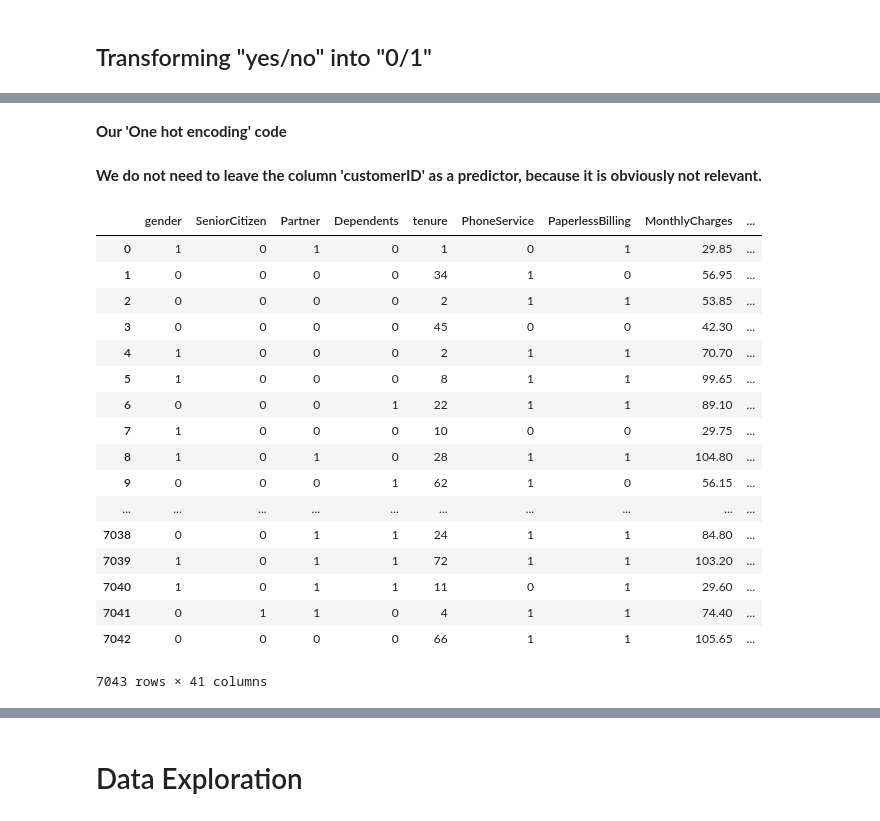
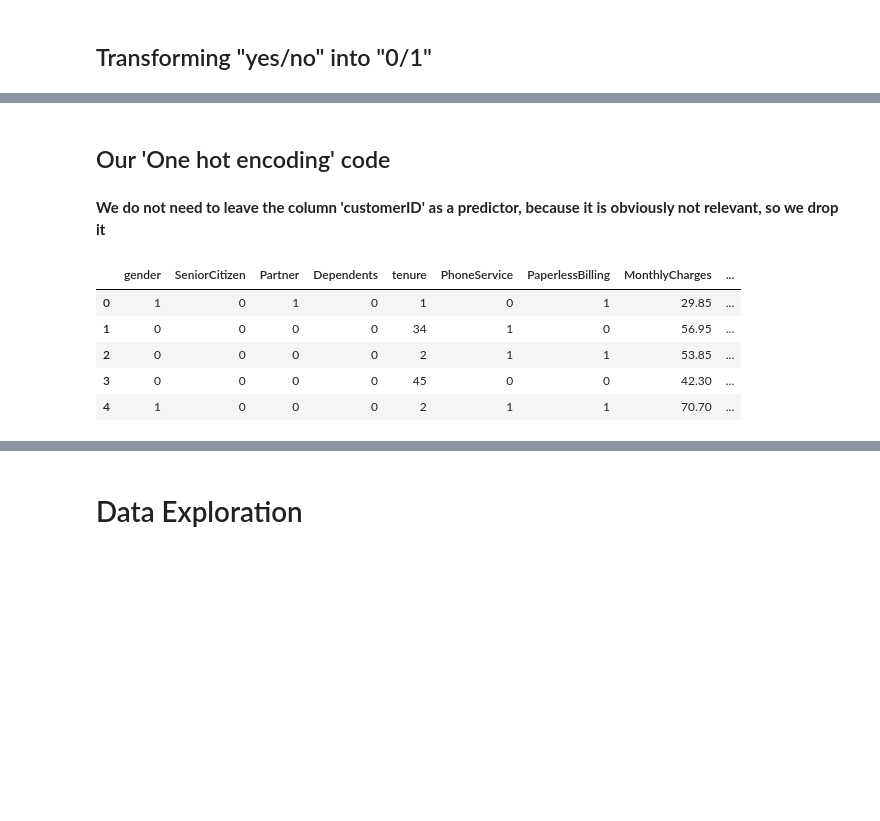
Before and after one commit to gigiatzeni/Tlc_Assignment_UCSC, a Jupyter notebook: Telco.ipynb, the cells around one changed output, grey strips where cells are left out. Drawn from its saved outputs; the diff is of its cells as text; code cells hidden in the pictures; blank space fills up the shorter version.

```diff
--- a/Telco.ipynb
+++ b/Telco.ipynb
@@ -152,5 +173,5 @@ tlc_db1.head()
 # %% [markdown]
-**Our 'One hot encoding' code**
+## Our 'One hot encoding' code
 # %%
 tlc_db1 = tlc_db.copy()
 
@@ -171,29 +192,17 @@ for colnames in columns1:
     tlc_db1.drop(colnames, axis = 1, inplace=True)
     tlc_db1 = pd.concat([tlc_db1, mlt], axis = 1)
 # %% [markdown]
-**We do not need to leave the column 'customerID' as a predictor, because it is obviously not relevant.**
+**We do not need to leave the column 'customerID' as a predictor, because it is obviously not relevant, so we drop it**
 # %%
 tlc_db1.drop('customerID',1,inplace=True)
-tlc_db1
+tlc_db1.head()
 # %% [output]
 |  | gender | SeniorCitizen | Partner | Dependents | tenure | PhoneService | PaperlessBilling | MonthlyCharges | ... |
 | 0 | 1 | 0 | 1 | 0 | 1 | 0 | 1 | 29.85 | ... |
 | 1 | 0 | 0 | 0 | 0 | 34 | 1 | 0 | 56.95 | ... |
 | 2 | 0 | 0 | 0 | 0 | 2 | 1 | 1 | 53.85 | ... |
 | 3 | 0 | 0 | 0 | 0 | 45 | 0 | 0 | 42.30 | ... |
 | 4 | 1 | 0 | 0 | 0 | 2 | 1 | 1 | 70.70 | ... |
-| 5 | 1 | 0 | 0 | 0 | 8 | 1 | 1 | 99.65 | ... |
-| 6 | 0 | 0 | 0 | 1 | 22 | 1 | 1 | 89.10 | ... |
-| 7 | 1 | 0 | 0 | 0 | 10 | 0 | 0 | 29.75 | ... |
-| 8 | 1 | 0 | 1 | 0 | 28 | 1 | 1 | 104.80 | ... |
-| 9 | 0 | 0 | 0 | 1 | 62 | 1 | 0 | 56.15 | ... |
-| ... | ... | ... | ... | ... | ... | ... | ... | ... | ... |
-| 7038 | 0 | 0 | 1 | 1 | 24 | 1 | 1 | 84.80 | ... |
-| 7039 | 1 | 0 | 1 | 1 | 72 | 1 | 1 | 103.20 | ... |
-| 7040 | 1 | 0 | 1 | 1 | 11 | 0 | 1 | 29.60 | ... |
-| 7041 | 0 | 1 | 1 | 0 | 4 | 1 | 1 | 74.40 | ... |
-| 7042 | 0 | 0 | 0 | 0 | 66 | 1 | 1 | 105.65 | ... |
-7043 rows × 41 columns
 # %%
 tlc_db1.describe()
 # %% [output]
```
Also changed, not shown: parts of 150 cells of this notebook.
